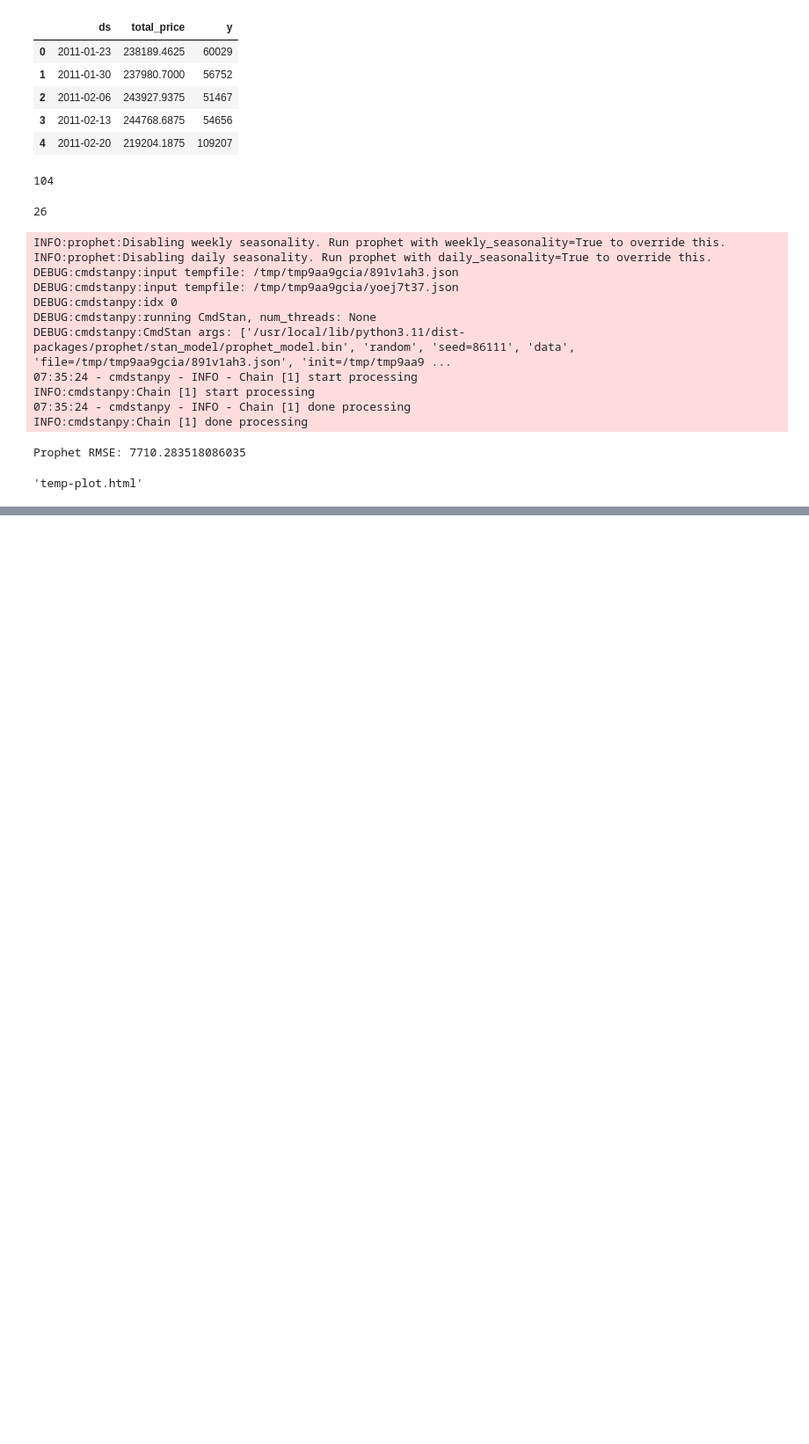
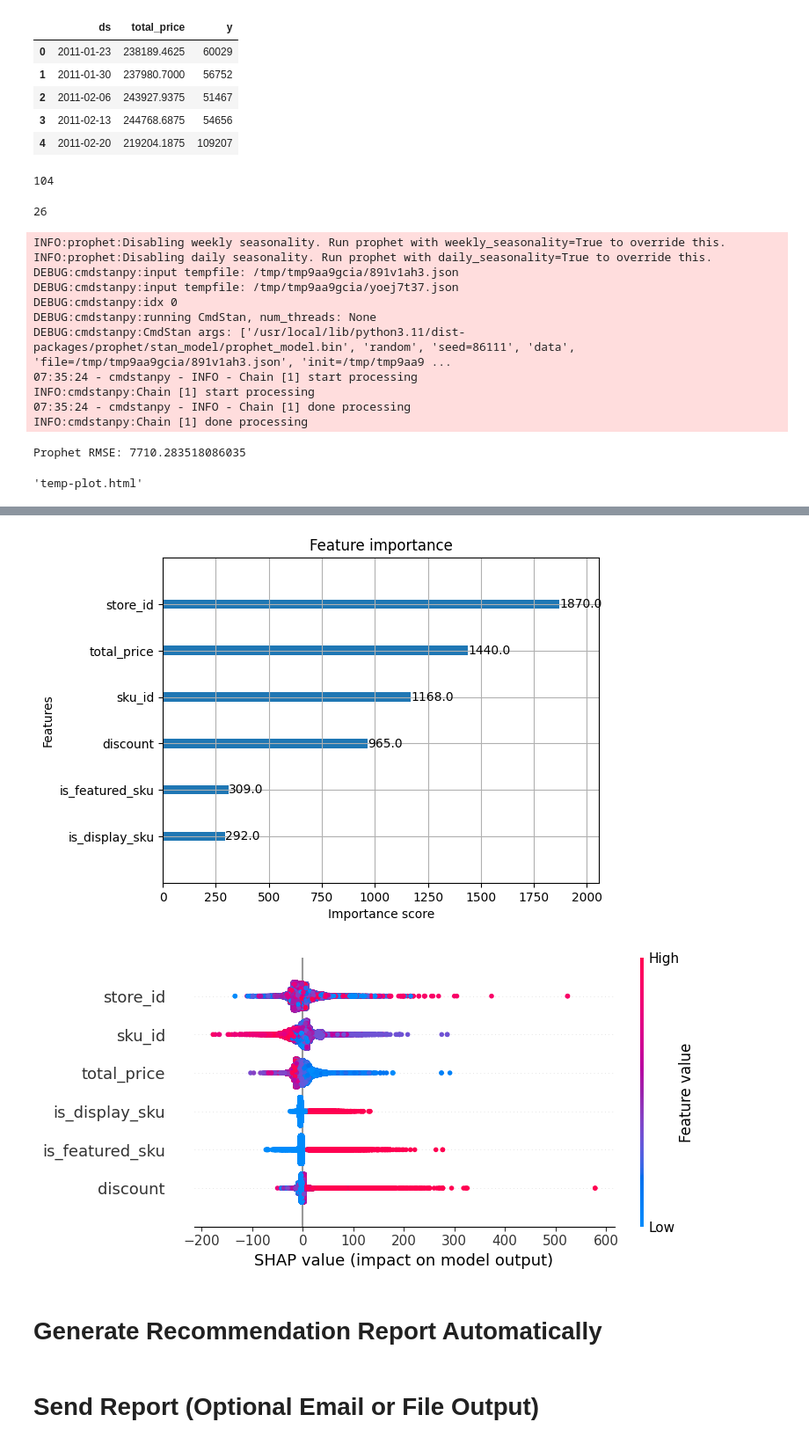
Before and after one commit to sai-chandan1/ML, a Jupyter notebook: predictive_analysis_of_my_store.ipynb, the cells around one changed output, grey strips where cells are left out. Shown at 88% size. Drawn from its saved outputs; the diff is of its cells as text; code cells hidden in the pictures; blank space fills up the shorter version.

```diff
--- a/predictive_analysis_of_my_store.ipynb
+++ b/predictive_analysis_of_my_store.ipynb
@@ -689,3 +689,10 @@ predict_chart_lower = go.Scatter(y=final_df["yhat_lower"], name= 'Predicted Lowe
 py.plot([actual_chart, predict_chart, predict_chart_upper, predict_chart_lower])
 # %% [output]
 'temp-plot.html'
+# %%
+# Effect of Discounts
+
+data['discount'] = (data['base_price'] - data['total_price']) / data['base_price']
+discount_analysis = data.groupby('sku_id')['discount'].mean().sort_values(ascending=False)
+
+discount_analysis
@@ -691,0 +761,35 @@ py.plot([actual_chart, predict_chart, predict_chart_upper, predict_chart_lower])
+# %%
+
+
+from xgboost import XGBRegressor
+import xgboost as xgb
+from sklearn.preprocessing import LabelEncoder
+import shap
+
+# Encode categorical
+df = data.copy()
+df['discount'] = (df['base_price'] - df['total_price']) / df['base_price']
+le_store = LabelEncoder()
+le_sku = LabelEncoder()
+df['store_id'] = le_store.fit_transform(df['store_id'])
+df['sku_id'] = le_sku.fit_transform(df['sku_id'])
+
+# Train model
+X = df[['store_id', 'sku_id', 'discount', 'is_featured_sku', 'is_display_sku', 'total_price']]
+y = df['units_sold']
+model = XGBRegressor().fit(X, y)
+
+# Feature importance
+import matplotlib.pyplot as plt
+xgb.plot_importance(model)
+plt.show()
+
+# OR SHAP
+explainer = shap.Explainer(model)
+shap_values = explainer(X)
+shap.summary_plot(shap_values, X)
+# %% [output]
+[figure, added]
+[figure, added]
+# %% [markdown]
+# Generate Recommendation Report Automatically
@@ -691,0 +821,2 @@ py.plot([actual_chart, predict_chart, predict_chart_upper, predict_chart_lower])
+# %% [markdown]
+# Send Report (Optional Email or File Output)
```
Also changed, not shown: parts of 6 cells of this notebook.
